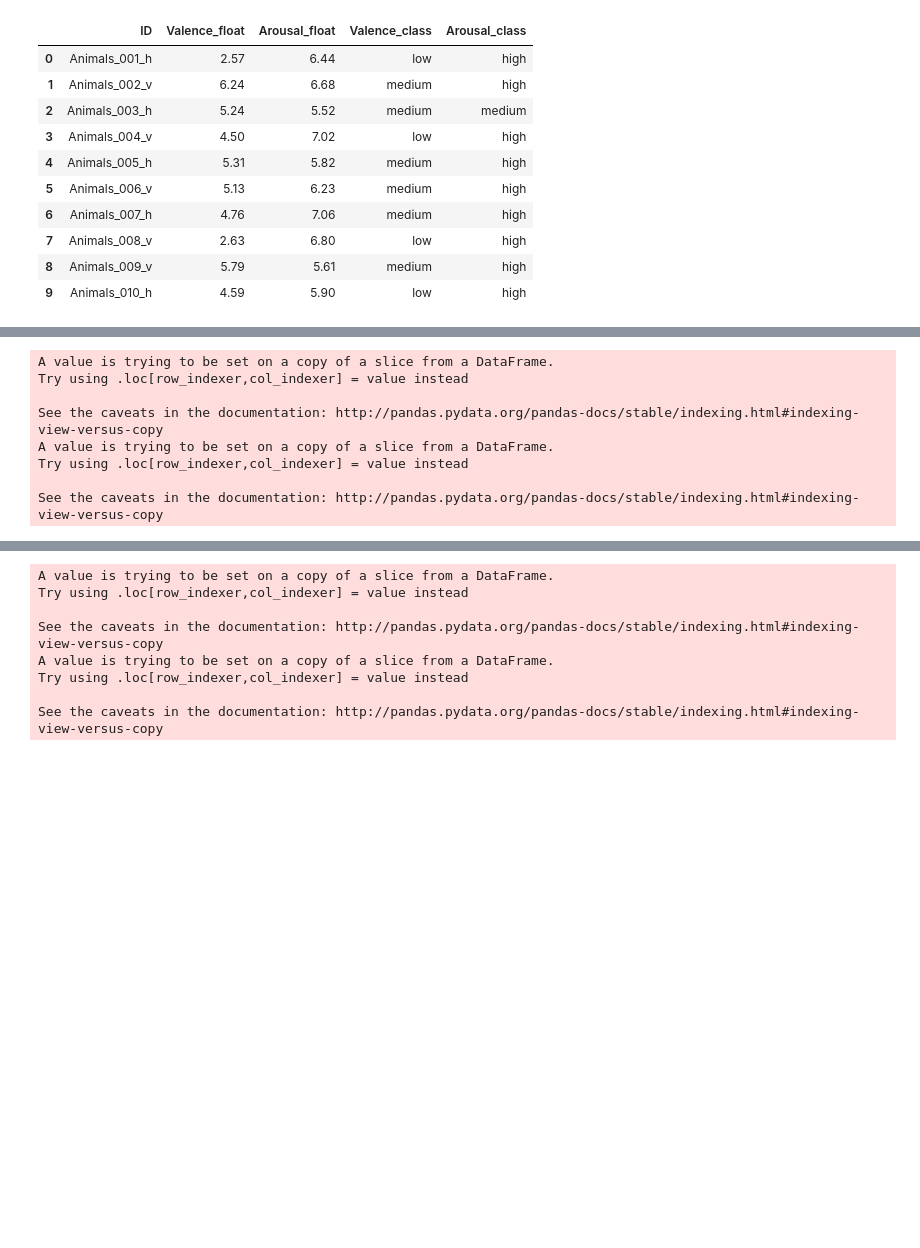
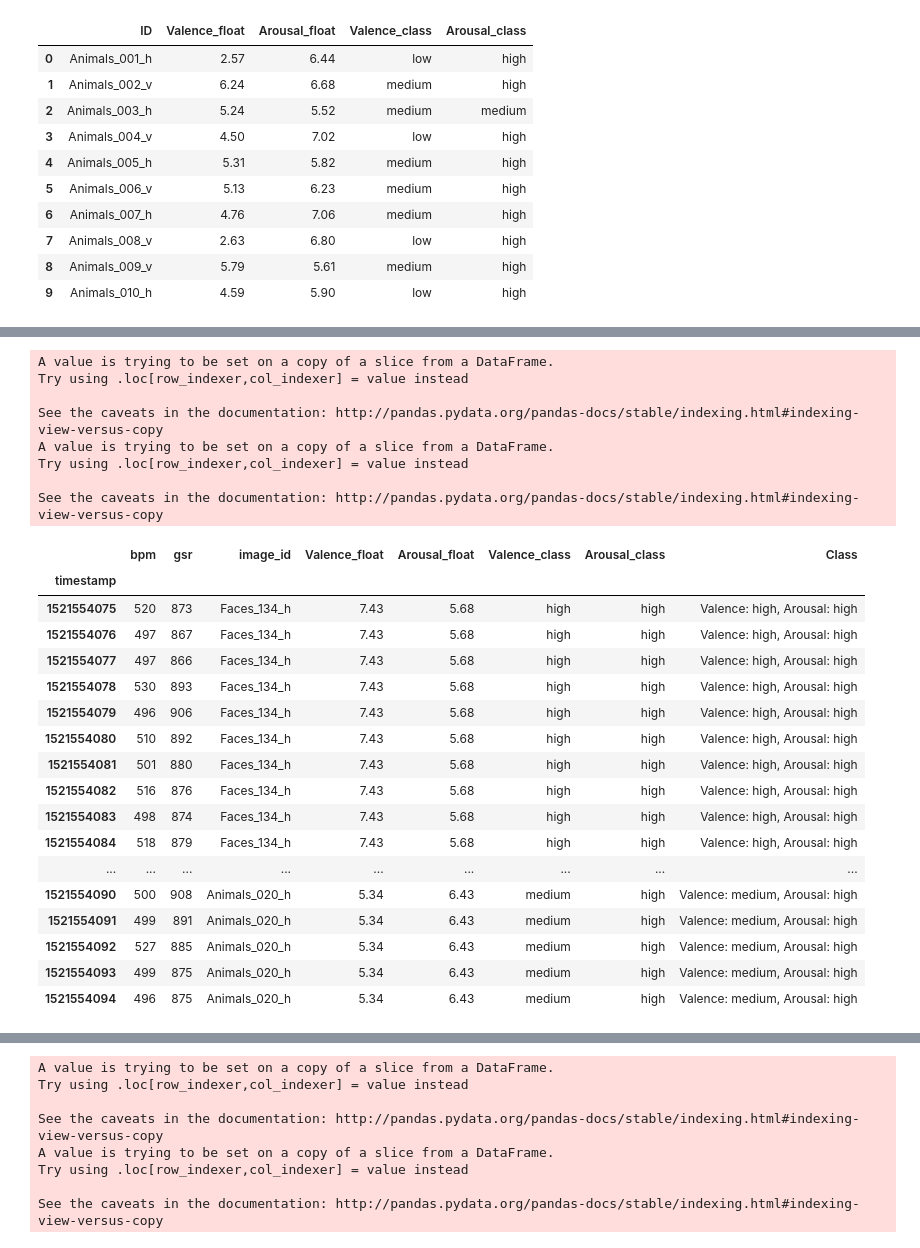
Before and after one commit to mkuzmik/machine-learning-afcai, a Jupyter notebook: afcai.ipynb, the cells around one changed output, grey strips where cells are left out. Drawn from its saved outputs; the diff is of its cells as text; code cells hidden in the pictures; blank space fills up the shorter version.

```diff
--- a/afcai.ipynb
+++ b/afcai.ipynb
@@ -29,9 +33,12 @@ data_df.describe()
 | 75% | 208.250000 | 6.772500 | 5.820000 |
 | max | 372.000000 | 8.540000 | 8.050000 |
 # %%
+# dividing Arousal and Valence into classes (low/medium/high)
+# using percentiles, so that amount of images with low valence == amount of images with medium valence == amount of images with high valence...
+
 def mapping(x, labels, series, percentile_width):
         for i in range(len(labels)):
-            if x < series.quantile((i + 1) * percentile_width):
+            if x <= series.quantile((i + 1) * percentile_width):
                 return labels[i]
 
 def divide_into(labels, series):
@@ -69,0 +67,14 @@ classification_data.head()
+# %%
+# extracting image ID and Valence/Arousal classes from dataframe
+
+classification_data = data_df
+classification_data['Class'] = pd.Series()
+classification_data.head()
+
+def join_classes(row):
+    row['Class'] = 'Valence: ' + row['Valence_class'] + ', Arousal: ' + row['Arousal_class']
+    return row
+
+classification_data = classification_data.apply(lambda x: join_classes(x), axis=1)
+
+classification_data['Class'].value_counts()
@@ -119,34 +153,58 @@ def read_person_data_from(dir_name, process_function):
     person_data = {'images': showed_images, 'bpm': bpm, 'gsr': gsr}
     person_data = drop_redundat_measurements(person_data)
     person_data = person_data['bpm'].join(person_data['gsr']).join(person_data['images'])
-    return person_data.join(data_df.set_index('ID'), on='image_id')
+    return person_data.join(classification_data.set_index('ID'), on='image_id')
 
 
 def drop_redundat_measurements(person_data):
     person_data['bpm'].drop([ts for ts in person_data['bpm'].index.tolist() if ts not in person_data['images'].index.tolist()], inplace=True)
     person_data['gsr'].drop([ts for ts in person_data['gsr'].index.tolist() if ts not in person_data['images'].index.tolist()], inplace=True)
     return person_data
 
 
 def mean_for(millis, ts_val_df):
     ts_val_df['timestamp'] = ts_val_df['timestamp'].map(lambda x: int(x/1000))
     ts_val_df = ts_val_df.groupby(['timestamp']).mean()
     ts_val_df['value'] = ts_val_df[' value'].map(lambda x: int(x))
     return ts_val_df.filter(['value'])
 
 def one_sec_mean(ts_val_df):
     return mean_for(1000, ts_val_df)
 
+def half_sec_mean(ts_val_df):
+    return mean_for(500, ts_val_df)
+
 identity = lambda x: x
 
 
+# that's example import for one person ('B365'). Measurements from sensors are rounded to one second
 person_data = read_person_data_from('B365', one_sec_mean)
+
+person_data.head(20)
 # %% [output]
 A value is trying to be set on a copy of a slice from a DataFrame.
 Try using .loc[row_indexer,col_indexer] = value instead
 
 See the caveats in the documentation: http://pandas.pydata.org/pandas-docs/stable/indexing.html#indexing-view-versus-copy
 A value is trying to be set on a copy of a slice from a DataFrame.
 Try using .loc[row_indexer,col_indexer] = value instead
 
 See the caveats in the documentation: http://pandas.pydata.org/pandas-docs/stable/indexing.html#indexing-view-versus-copy
+|  | bpm | gsr | image_id | Valence_float | Arousal_float | Valence_class | Arousal_class | Class |
+| timestamp |  |  |  |  |  |  |  |  |
+| 1521554075 | 520 | 873 | Faces_134_h | 7.43 | 5.68 | high | high | Valence: high, Arousal: high |
+| 1521554076 | 497 | 867 | Faces_134_h | 7.43 | 5.68 | high | high | Valence: high, Arousal: high |
+| 1521554077 | 497 | 866 | Faces_134_h | 7.43 | 5.68 | high | high | Valence: high, Arousal: high |
+| 1521554078 | 530 | 893 | Faces_134_h | 7.43 | 5.68 | high | high | Valence: high, Arousal: high |
+| 1521554079 | 496 | 906 | Faces_134_h | 7.43 | 5.68 | high | high | Valence: high, Arousal: high |
+| 1521554080 | 510 | 892 | Faces_134_h | 7.43 | 5.68 | high | high | Valence: high, Arousal: high |
+| 1521554081 | 501 | 880 | Faces_134_h | 7.43 | 5.68 | high | high | Valence: high, Arousal: high |
+| 1521554082 | 516 | 876 | Faces_134_h | 7.43 | 5.68 | high | high | Valence: high, Arousal: high |
+| 1521554083 | 498 | 874 | Faces_134_h | 7.43 | 5.68 | high | high | Valence: high, Arousal: high |
+| 1521554084 | 518 | 879 | Faces_134_h | 7.43 | 5.68 | high | high | Valence: high, Arousal: high |
+| ... | ... | ... | ... | ... | ... | ... | ... | ... |
+| 1521554090 | 500 | 908 | Animals_020_h | 5.34 | 6.43 | medium | high | Valence: medium, Arousal: high |
+| 1521554091 | 499 | 891 | Animals_020_h | 5.34 | 6.43 | medium | high | Valence: medium, Arousal: high |
+| 1521554092 | 527 | 885 | Animals_020_h | 5.34 | 6.43 | medium | high | Valence: medium, Arousal: high |
+| 1521554093 | 499 | 875 | Animals_020_h | 5.34 | 6.43 | medium | high | Valence: medium, Arousal: high |
+| 1521554094 | 496 | 875 | Animals_020_h | 5.34 | 6.43 | medium | high | Valence: medium, Arousal: high |
```
Also changed, not shown: parts of 21 cells of this notebook.
